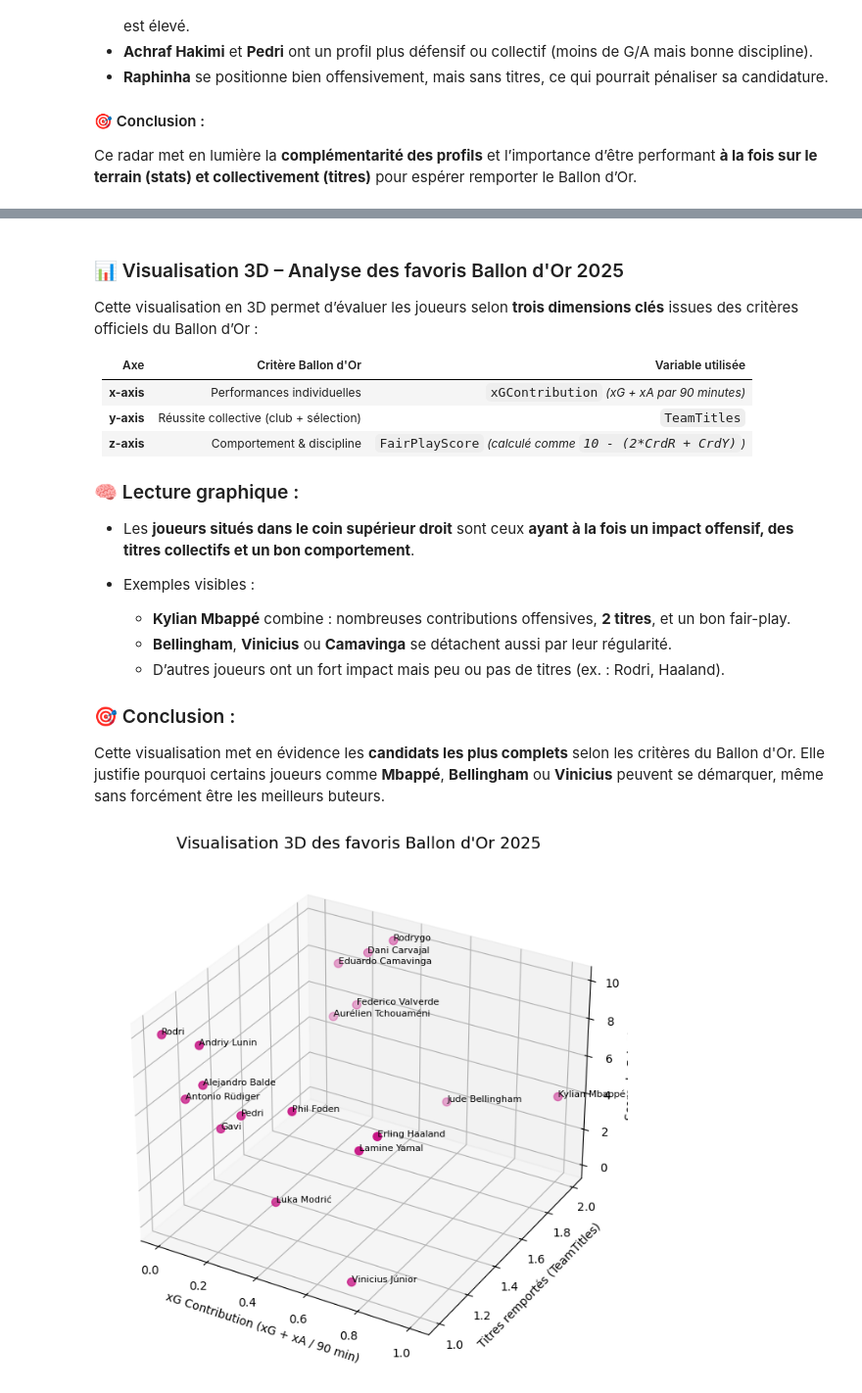
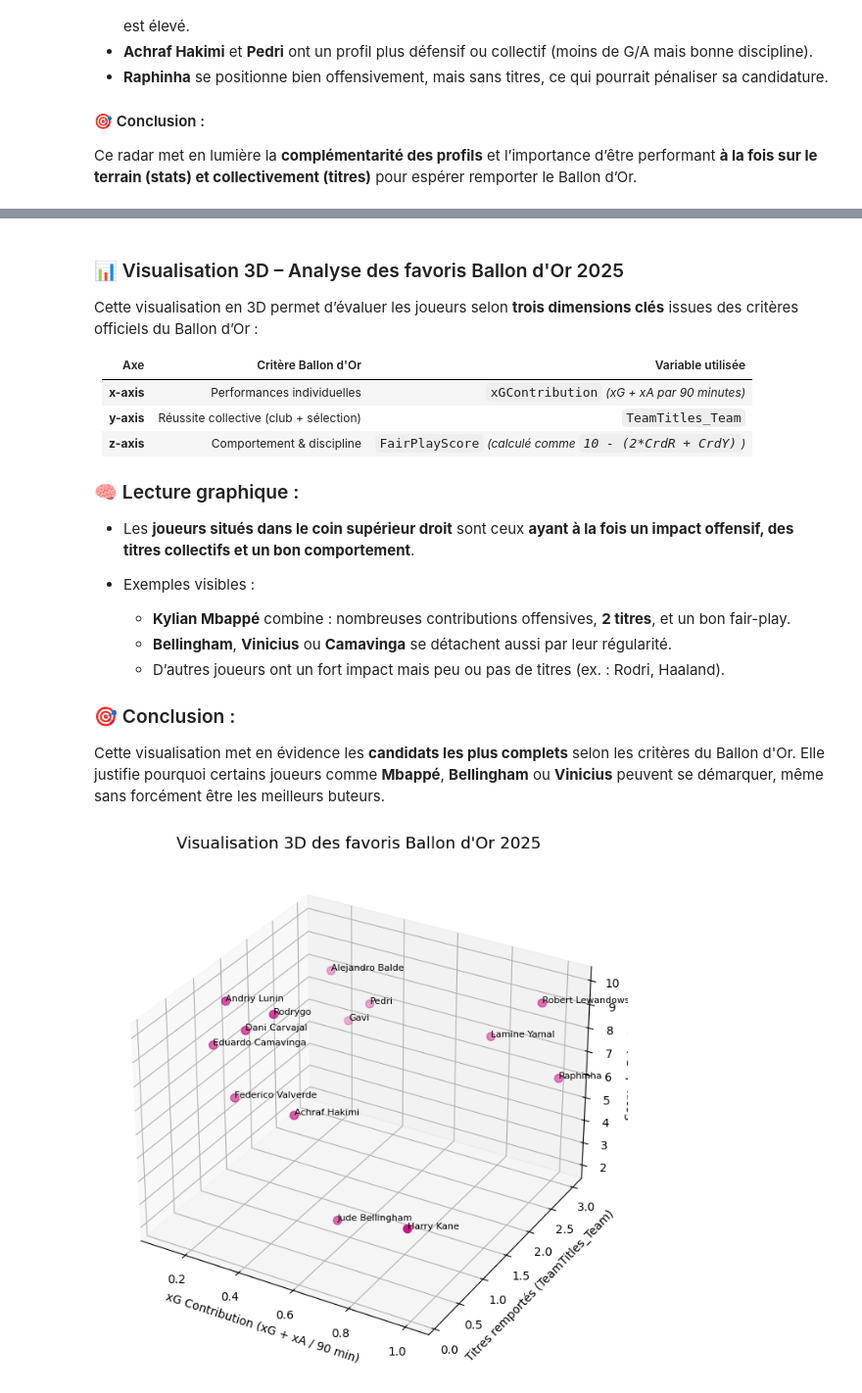
Before and after one commit to LamiaeAndof/Analyse-Football-Web, a Jupyter notebook: 03_prediction/predict_ballondor.ipynb, the cells around one changed output, grey strips where cells are left out. Shown at 98% size. Saved outputs shown, nothing was run; the diff lists cells and outputs as text; code cells hidden in the pictures.

```diff
--- a/03_prediction/predict_ballondor.ipynb
+++ b/03_prediction/predict_ballondor.ipynb
@@ -58,7 +63,7 @@ Requirement already satisfied: six>=1.5 in c:\programdata\anaconda3\lib\site-pac
 [notice] A new release of pip is available: 25.1 -> 25.1.1
 [notice] To update, run: python.exe -m pip install --upgrade pip
 # %%
-df = pd.read_csv("../data/ballondor_dataset.csv", sep=';')
+df = pd.read_csv("../data/ballondor_dataset_ready.csv", sep=';')
 # %%
 # Supprimer les colonnes inutiles (suffixes .1, colonnes vides, etc.)
 df = df.loc[:, ~df.columns.str.contains(r'\.1$|Unnamed')]
@@ -247,7 +252,7 @@ Cette visualisation en 3D permet d’évaluer les joueurs selon **trois dimensio
 | Axe        | Critère Ballon d'Or                    | Variable utilisée                                        |
 | ---------- | -------------------------------------- | -------------------------------------------------------- |
 | **x-axis** | Performances individuelles             | `xGContribution` *(xG + xA par 90 minutes)*              |
-| **y-axis** | Réussite collective (club + sélection) | `TeamTitles`                                             |
+| **y-axis** | Réussite collective (club + sélection) | `TeamTitles_Team`                                             |
 | **z-axis** | Comportement & discipline              | `FairPlayScore` *(calculé comme `10 - (2*CrdR + CrdY)`)* |
 
 ### 🧠 Lecture graphique :
@@ -265,32 +270,32 @@ Cette visualisation met en évidence les **candidats les plus complets** selon l
 # %%
 from mpl_toolkits.mplot3d import Axes3D
 import matplotlib.pyplot as plt
 
 # Filtrer les joueurs ayant un minimum d'impact (ex : au moins 1 titre ou xG élevé)
-df_plot = df[df["TeamTitles"] > 0]
+df_plot = df[df["TeamTitles_Team"] > 0]
 
 # Création du graphe 3D
 fig = plt.figure(figsize=(12, 8))
 ax = fig.add_subplot(111, projection='3d')
 
 # Variables pour les axes
 x = df_plot["xGContribution"]
-y = df_plot["TeamTitles"]
+y = df_plot["TeamTitles_Team"]
 z = df_plot["FairPlayScore"]
 
 # Nuage de points
 ax.scatter(x, y, z, c='mediumvioletred', s=50)
 
 # Afficher les noms des joueurs
 for i, row in df_plot.iterrows():
-    ax.text(row["xGContribution"], row["TeamTitles"], row["FairPlayScore"], row["Player"], fontsize=8)
+    ax.text(row["xGContribution"], row["TeamTitles_Team"], row["FairPlayScore"], row["Player"], fontsize=8)
 
 # Titres et labels
 ax.set_xlabel("xG Contribution (xG + xA / 90 min)")
-ax.set_ylabel("Titres remportés (TeamTitles)")
+ax.set_ylabel("Titres remportés (TeamTitles_Team)")
 ax.set_zlabel("Score de Fair Play")
 ax.set_title("Visualisation 3D des favoris Ballon d'Or 2025", fontsize=14)
 
 plt.show()
 # %% [output]
-[figure, old version]
+[figure, new version]
```
Also changed, not shown: parts of 31 cells of this notebook, 5 other files.
